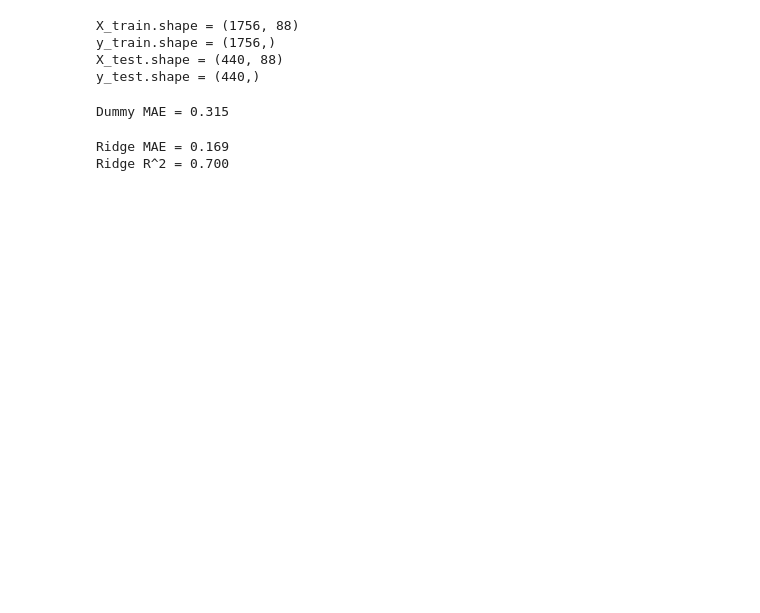
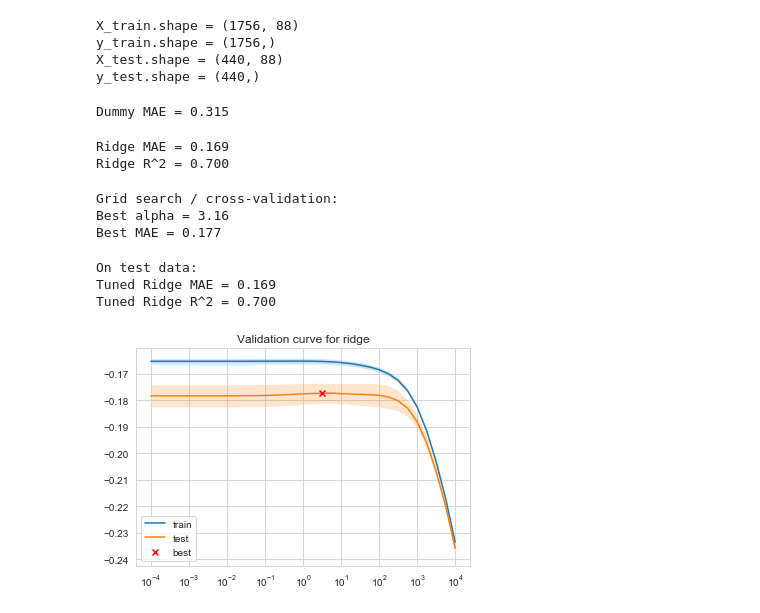
Before and after one commit to jschrein/epfl-exts-adsml-capstone-project, a Jupyter notebook: Linear Regression.ipynb, the cells around one changed output. Cells and saved outputs as stored; diff of their text form; code cells hidden in the pictures; blank space fills up the shorter version.

Commit message:
Added cross-validation and grid search for best alpha.

```diff
--- a/Linear Regression.ipynb
+++ b/Linear Regression.ipynb
@@ -53,6 +53,56 @@ print("Ridge R^2 = {:.3f}".format(ridge.score(X_test, y_test)))
 # %% [output]
 Ridge MAE = 0.169
 Ridge R^2 = 0.700
+# %%
+parameters = { "ridge__alpha": np.logspace(-4, 4, num = 33) }
+gcv = GridSearchCV(ridge, parameters, scoring = "neg_mean_absolute_error", cv = 5, iid = False, n_jobs=12)
+gcv.fit(X_train, y_train)
+print("Grid search / cross-validation:")
+print("Best alpha = {:.2f}".format(gcv.best_params_["ridge__alpha"]))
+print("Best MAE = {:.3f}".format(-gcv.best_score_))
+# %% [output]
+Grid search / cross-validation:
+Best alpha = 3.16
+Best MAE = 0.177
+# %%
+gcv_test_pred = gcv.predict(X_test)
+print("On test data:")
+print("Tuned Ridge MAE = {:.3f}".format(mean_absolute_error(y_test, gcv_test_pred)))
+print("Tuned Ridge R^2 = {:.3f}".format(r2_score(y_test, gcv_test_pred)))
+# %% [output]
+On test data:
+Tuned Ridge MAE = 0.169
+Tuned Ridge R^2 = 0.700
+# %%
+def validationcurve_plot(name, param_range, train_scores, test_scores):
+    """Plots a validation curve and marks the best test score."""
+    train_scores_mean = np.mean(train_scores, axis=1)
+    train_scores_std = np.std(train_scores, axis=1)
+    test_scores_mean = np.mean(test_scores, axis=1)
+    test_scores_std = np.std(test_scores, axis=1)
+
+    sns.set_style('whitegrid')
+    ax = sns.lineplot(param_range, train_scores_mean, label="train")
+    ax.set_xscale('log')
+    plt.fill_between(param_range, train_scores_mean - train_scores_std, train_scores_mean + train_scores_std, alpha=0.2)
+    ax = sns.lineplot(param_range, test_scores_mean, label="test")
+    ax.set_xscale('log')
+    plt.fill_between(param_range, test_scores_mean - test_scores_std, test_scores_mean + test_scores_std, alpha=0.2)
+    plt.title("Validation curve for " + name)
+
+    best_idx = test_scores_mean.argmax()
+    plt.scatter(param_range[best_idx], test_scores_mean[best_idx], marker='x', c='red', zorder=10, label="best")
+
+    plt.legend()
+    plt.show()
+# %%
+param_range = np.logspace(-4, 4, num = 33)
+train_scores, test_scores = validation_curve(ridge, X_train, y_train, param_name="ridge__alpha",
+                                             scoring = "neg_mean_absolute_error", param_range=param_range,
+                                             cv=5, n_jobs=12)
+validationcurve_plot("ridge", param_range, train_scores, test_scores)
+# %% [output]
+[figure, added]
 # %%
 sns.scatterplot(y_test, ridge_test_pred, s=10)
 plt.xlabel("real po")
```
Also changed, not shown: parts of 3 cells of this notebook.
